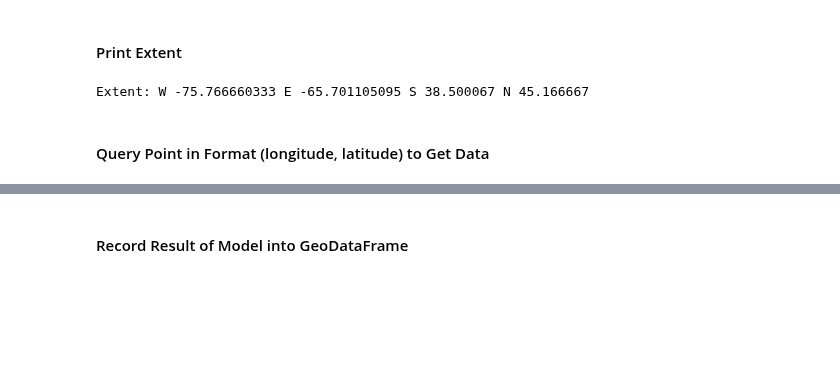
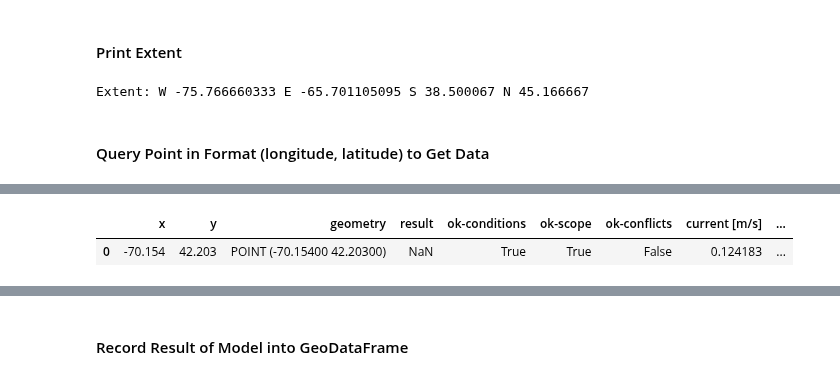
Before and after one commit to symbiotic-engineering/Aquaculture, a Jupyter notebook: scripts/gis_example.ipynb, the cells around one changed output, grey strips where cells are left out. Saved outputs shown, nothing was run; the diff lists cells and outputs as text; code cells hidden in the pictures; blank space fills up the shorter version.

```diff
--- a/scripts/gis_example.ipynb
+++ b/scripts/gis_example.ipynb
@@ -190,3 +194,8 @@ handler.query(-70.154, 42.203)
+# %%
+handler.points
+# %% [output]
+|  | x | y | geometry | result | ok-conditions | ok-scope | ok-conflicts | current [m/s] | ... |
+| 0 | -70.154 | 42.203 | POINT (-70.15400 42.20300) | NaN | True | True | False | 0.124183 | ... |
 # %%
 handler.query(-72, 41.2)
 # %% [output]
```
Also changed, not shown: parts of 10 cells of this notebook, 5 other files.
